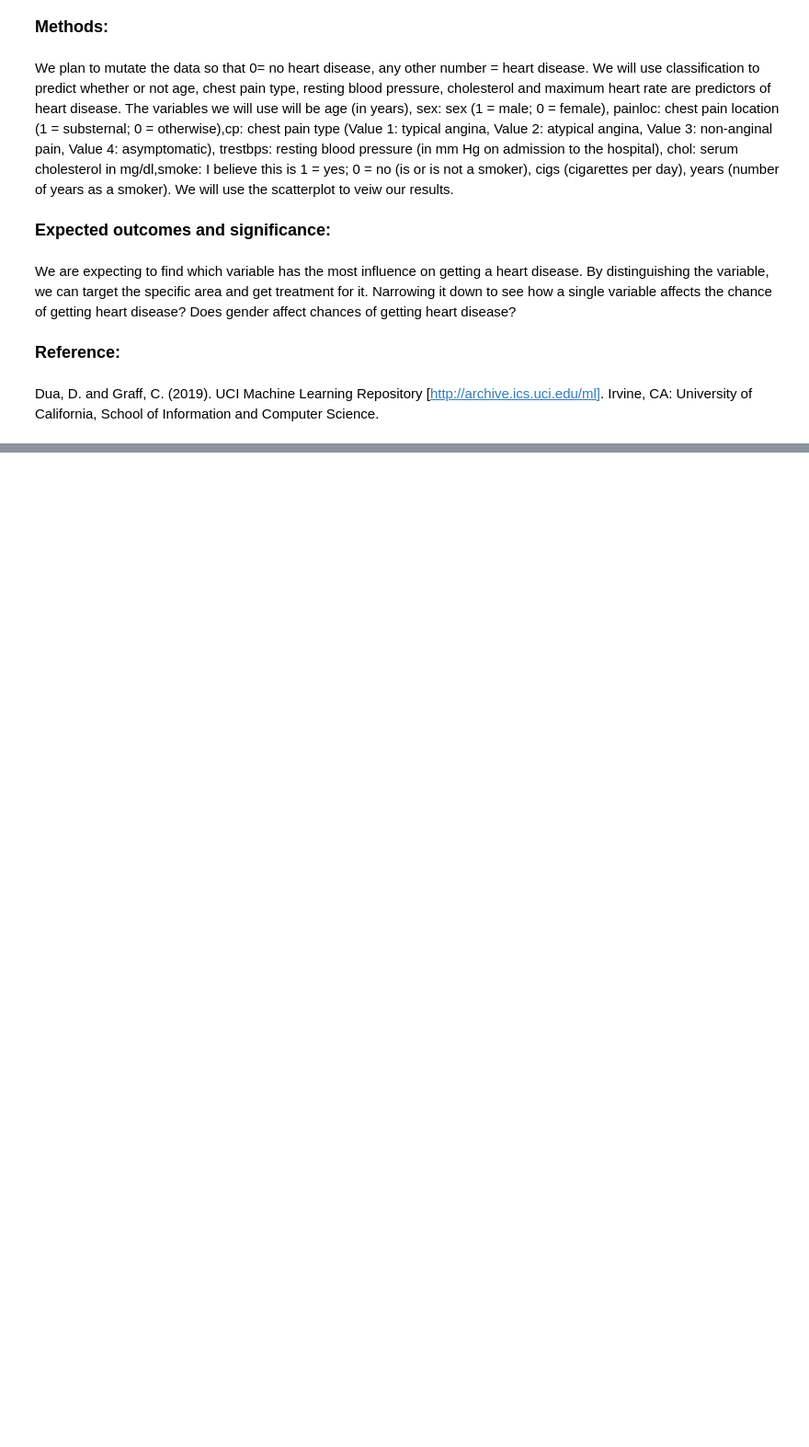
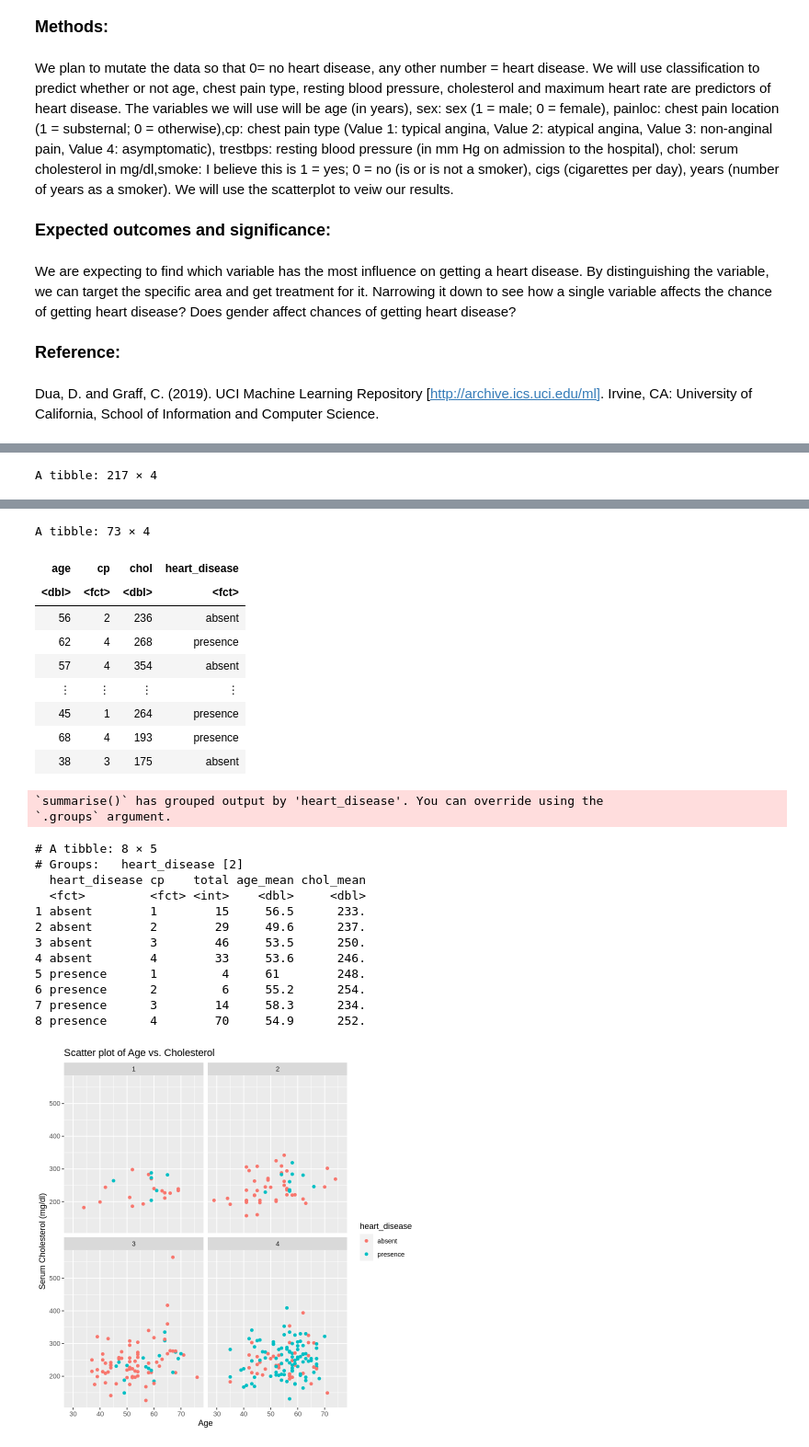
Before and after one commit to MilkyTeaxx/Final_project, a Jupyter notebook: Final_proj.ipynb, the cells around one changed output, grey strips where cells are left out. Shown at 92% size. Drawn from its saved outputs; the diff is of its cells as text; code cells hidden in the pictures; blank space fills up the shorter version.

```diff
--- a/Final_proj.ipynb
+++ b/Final_proj.ipynb
@@ -147,6 +147,31 @@ A tibble: 303 × 4
 | 57 | 2 | 236 | presence |
 | 38 | 3 | 175 | absent |
 # %%
-heart_split<-initial_split(data_clean, prop = 0.75, strata=heart_disease)
-heart_train<-training(heart_split)
-heart_test<-testing(heart_split)
+set.seed(1)
+
+heart_split <- initial_split(data_clean, prop = 0.75, strata=heart_disease)
+heart_train <- training(heart_split)
+heart_test <- testing(heart_split)
+
+heart_train
+heart_test
+
+summary_table <- heart_train |>
+  group_by(heart_disease, cp) |>
+  summarise(total = n(),
+            age_mean = mean(age, na.rm = TRUE),
+            chol_mean = mean(chol, na.rm = TRUE))
+
+
+print(summary_table, n = nrow(summary_table))
+
+scatter_plot_faceted <- ggplot(data_clean, aes(x = age, y = chol, color = heart_disease)) +
+  geom_point() +
+  labs(title = "Scatter plot of Age vs. Cholesterol",
+       x = "Age",
+       y = "Serum Cholesterol (mg/dl)") +
+  facet_wrap(~ cp)
+
+scatter_plot_faceted
+# %% [output]
+A tibble: 217 × 4
@@ -153,3 +187,28 @@ heart_test<-testing(heart_split)
+A tibble: 73 × 4
+| age | cp | chol | heart_disease |
+| <dbl> | <fct> | <dbl> | <fct> |
+| 56 | 2 | 236 | absent |
+| 62 | 4 | 268 | presence |
+| 57 | 4 | 354 | absent |
+| ⋮ | ⋮ | ⋮ | ⋮ |
+| 45 | 1 | 264 | presence |
+| 68 | 4 | 193 | presence |
+| 38 | 3 | 175 | absent |
+`summarise()` has grouped output by 'heart_disease'. You can override using the
+`.groups` argument.
+# A tibble: 8 × 5
+# Groups:   heart_disease [2]
+  heart_disease cp    total age_mean chol_mean
+  <fct>         <fct> <int>    <dbl>     <dbl>
+1 absent        1        15     56.5      233.
+2 absent        2        29     49.6      237.
+3 absent        3        46     53.5      250.
+4 absent        4        33     53.6      246.
+5 presence      1         4     61        248.
+6 presence      2         6     55.2      254.
+7 presence      3        14     58.3      234.
+8 presence      4        70     54.9      252.
+[figure, added]
 # %%
 heart_recipe<-recipe(heart_disease~age+cp+chol, data=heart_train)|>
 step_scale(all_predictors())|>
```
Also changed, not shown: parts of 6 cells of this notebook.
